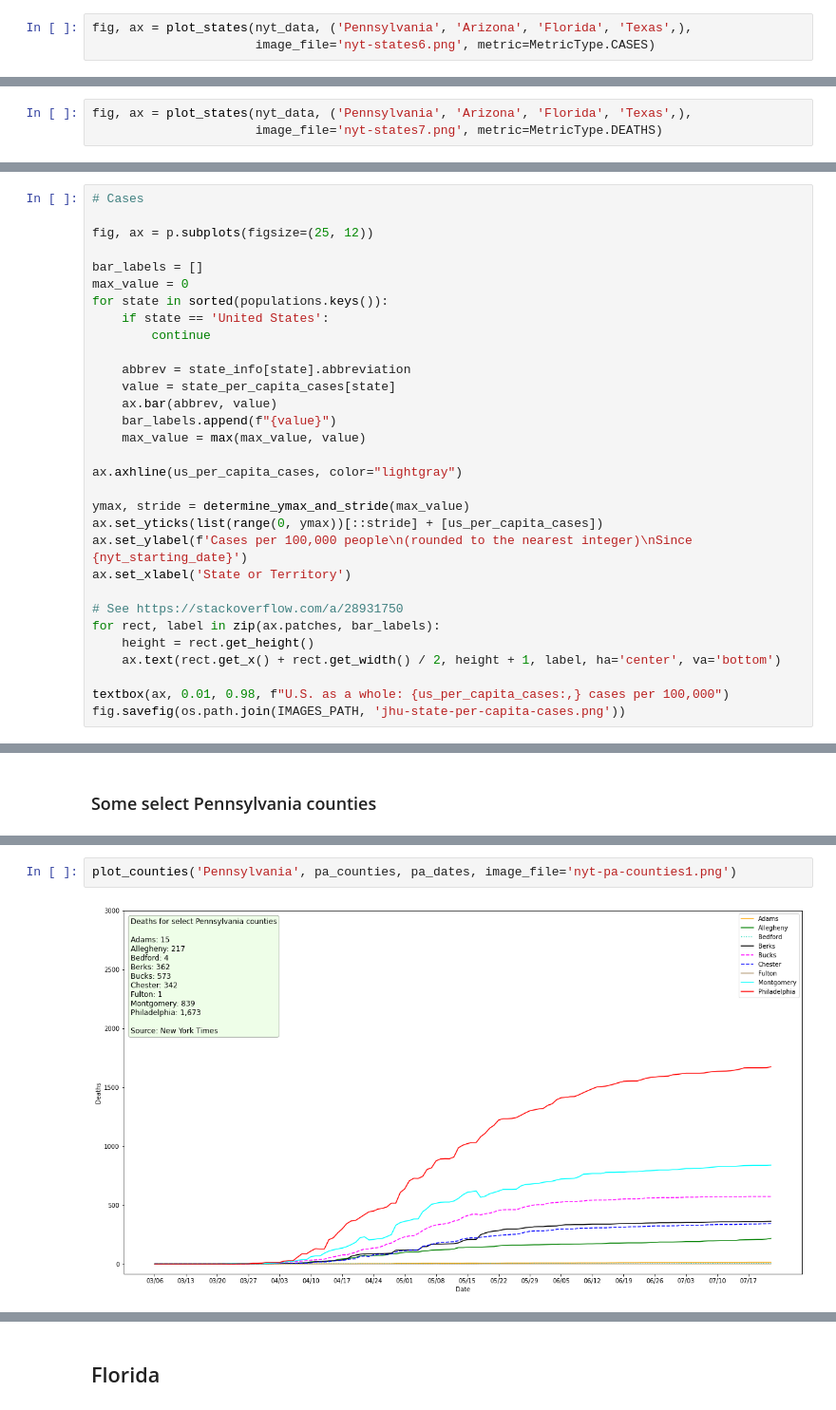
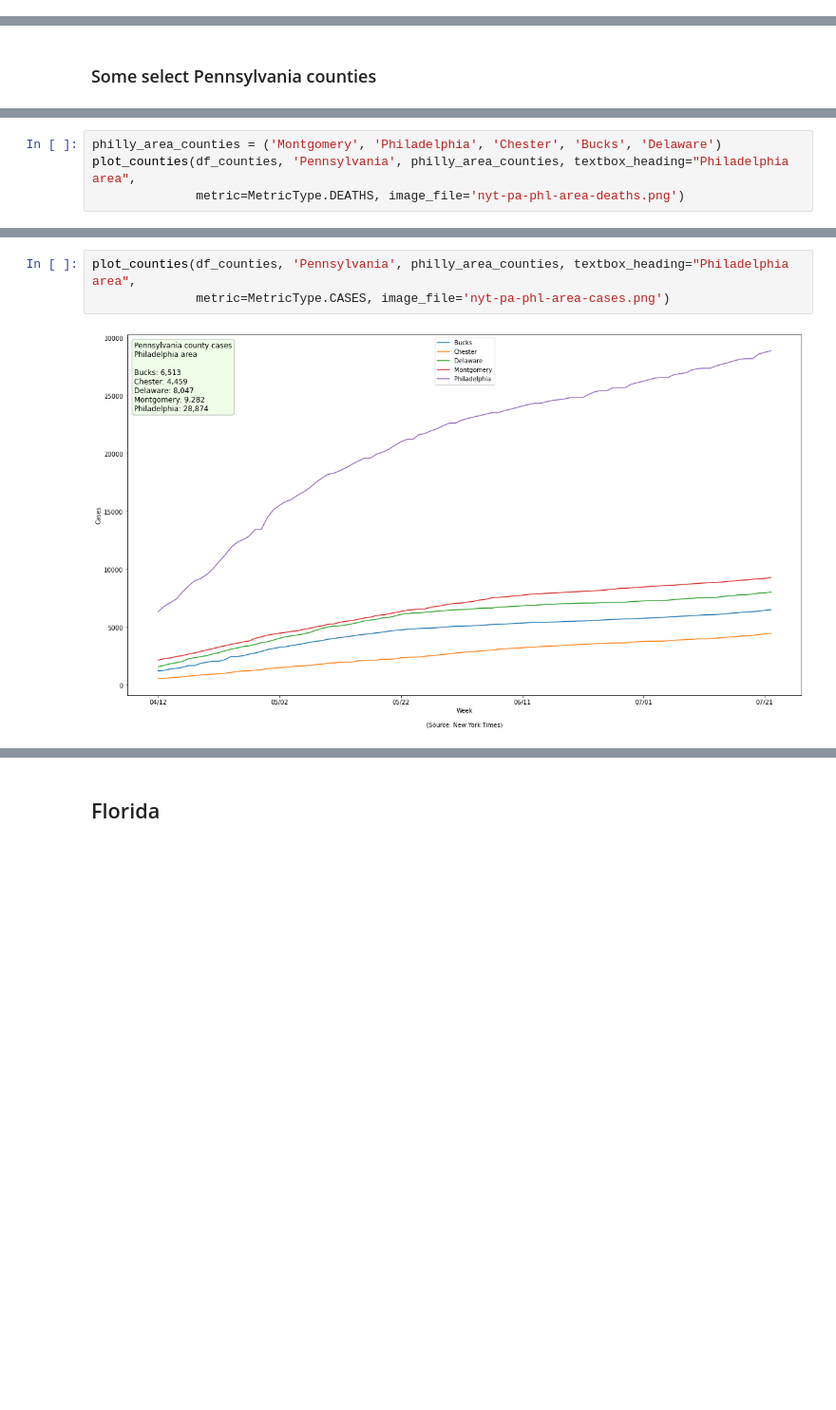
Before and after one commit to bmc/covid19, a Jupyter notebook: nytimes.ipynb, the cells around one changed output, grey strips where cells are left out. Shown at 95% size. Cells and saved outputs as stored; diff of their text form; blank space fills up the shorter version.

```diff
--- a/nytimes.ipynb
+++ b/nytimes.ipynb
@@ -554,3 +402,0 @@ fig, ax = plot_states(nyt_data, without_ny, image_file='nyt-states5.png', metric
-# %%
-fig, ax = plot_states(nyt_data, ('Pennsylvania', 'Arizona', 'Florida', 'Texas',),
-                      image_file='nyt-states6.png', metric=MetricType.CASES)
@@ -559,3 +402,0 @@ fig, ax = plot_states(nyt_data, ('Pennsylvania', 'Arizona', 'Florida', 'Texas',)
-# %%
-fig, ax = plot_states(nyt_data, ('Pennsylvania', 'Arizona', 'Florida', 'Texas',),
-                      image_file='nyt-states7.png', metric=MetricType.DEATHS)
@@ -626,31 +513,0 @@ fig.savefig(os.path.join(IMAGES_PATH, 'jhu-state-per-capita-deaths.png'))
-# %%
-# Cases
-
-fig, ax = p.subplots(figsize=(25, 12))
-
-bar_labels = []
-max_value = 0
-for state in sorted(populations.keys()):
-    if state == 'United States':
-        continue
-
-    abbrev = state_info[state].abbreviation
-    value = state_per_capita_cases[state]
-    ax.bar(abbrev, value)
-    bar_labels.append(f"{value}")
-    max_value = max(max_value, value)
-
-ax.axhline(us_per_capita_cases, color="lightgray")
-
-ymax, stride = determine_ymax_and_stride(max_value)
-ax.set_yticks(list(range(0, ymax))[::stride] + [us_per_capita_cases])
-ax.set_ylabel(f'Cases per 100,000 people\n(rounded to the nearest integer)\nSince {nyt_starting_date}')
-ax.set_xlabel('State or Territory')
-
-# See https://stackoverflow.com/a/28931750
-for rect, label in zip(ax.patches, bar_labels):
-    height = rect.get_height()
-    ax.text(rect.get_x() + rect.get_width() / 2, height + 1, label, ha='center', va='bottom')
-
-textbox(ax, 0.01, 0.98, f"U.S. as a whole: {us_per_capita_cases:,} cases per 100,000")
-fig.savefig(os.path.join(IMAGES_PATH, 'jhu-state-per-capita-cases.png'))
@@ -735,0 +647,4 @@ plot_counties('Pennsylvania', hard_hit_pa, pa_dates, image_file='nyt-pa-monto-ch
+# %%
+philly_area_counties = ('Montgomery', 'Philadelphia', 'Chester', 'Bucks', 'Delaware')
+plot_counties(df_counties, 'Pennsylvania', philly_area_counties, textbox_heading="Philadelphia area",
+              metric=MetricType.DEATHS, image_file='nyt-pa-phl-area-deaths.png')
@@ -736,4 +653,5 @@ plot_counties('Pennsylvania', hard_hit_pa, pa_dates, image_file='nyt-pa-monto-ch
 # %%
-plot_counties('Pennsylvania', pa_counties, pa_dates, image_file='nyt-pa-counties1.png')
+plot_counties(df_counties, 'Pennsylvania', philly_area_counties, textbox_heading="Philadelphia area",
+              metric=MetricType.CASES, image_file='nyt-pa-phl-area-cases.png')
 # %% [output]
-[figure, old version]
+[figure, new version]
```
Also changed, not shown: parts of 89 cells of this notebook.
